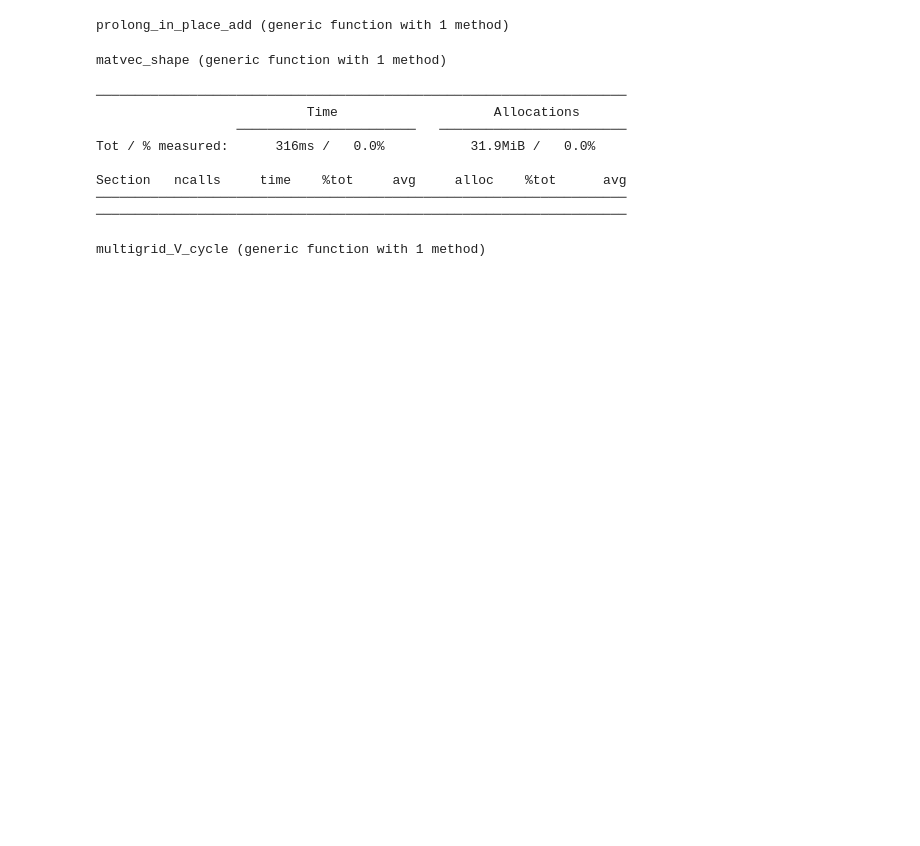
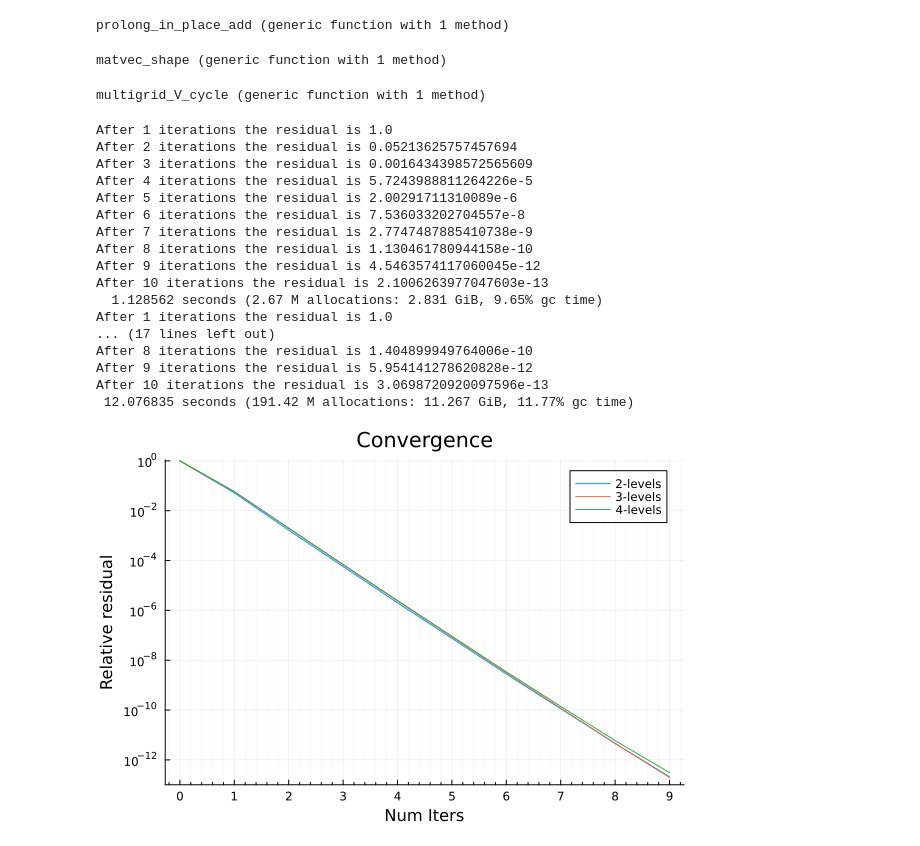
Before and after one commit to jabruniessner/multigrid, a Jupyter notebook: Data_Analysis/Multigrid_Julia.ipynb, the cells around one changed output. Cells and saved outputs as stored; diff of their text form; code cells hidden in the pictures; blank space fills up the shorter version.

Commit message:
Optimized the multigid algorithm further and started plotting the solutions.
Now the 5 level MG can now be performed in less than 1 minute with 14
julia threads

```diff
--- a/Data_Analysis/Multigrid_Julia.ipynb
+++ b/Data_Analysis/Multigrid_Julia.ipynb
@@ -177,17 +214,6 @@ function matvec_shape(x_flat, shape, x_grid; factor=2)
 end
 # %% [output]
 matvec_shape (generic function with 1 method)
-# %%
-to = TimerOutput()
-# %% [output]
-────────────────────────────────────────────────────────────────────
-                           Time                    Allocations
-                  ───────────────────────   ────────────────────────
-Tot / % measured:      316ms /   0.0%           31.9MiB /   0.0%
-
-Section   ncalls     time    %tot     avg     alloc    %tot      avg
-────────────────────────────────────────────────────────────────────
-────────────────────────────────────────────────────────────────────
 # %%
 
 function multigrid_V_cycle(base_length; num_iters=[1 , 1], num_smooth = 2, num_levels = nothing, level_num = nothing, rhs = nothing)
@@ -296,3 +323,44 @@ function multigrid_V_cycle(base_length; num_iters=[1 , 1], num_smooth = 2, num_l
 end
 # %% [output]
 multigrid_V_cycle (generic function with 1 method)
+# %%
+@time guess, residuals = multigrid_V_cycle(base_length; num_iters=[10, 1]);
+x=range(0, 9, 10)
+p=plot(x, residuals, yscale=:log10, label="2-levels", minorgrid=true,
+    xticks = 0:1:10,
+    yticks = [10.0^(-i) for i=0:2:14],
+    ylim=(1e-13, 1.1))
+
+@time guess, residuals =multigrid_V_cycle(base_length; num_iters=[10, 1, 1]);
+plot!(p, x, residuals, yscale=:log10, label="3-levels")
+
+@time guess, residuals =multigrid_V_cycle(base_length; num_iters=[10, 1, 1, 1]);
+plot!(p, x, residuals, yscale=:log10, label="4-levels")
+
+#@time guess, residuals =multigrid_V_cycle(base_length; num_iters=[10, 1, 1, 1, 1]);
+#plot!(p, x, residuals, yscale=:log10, label="5-levels")
+
+title!(p,"Convergence")
+xlabel!(p,"Num Iters")
+ylabel!(p,"Relative residual")
+savefig(p, "Resdiuals_plotted.pdf")
+p
+# %% [output]
+After 1 iterations the residual is 1.0
+After 2 iterations the residual is 0.05213625757457694
+After 3 iterations the residual is 0.0016434398572565609
+After 4 iterations the residual is 5.7243988811264226e-5
+After 5 iterations the residual is 2.00291711310089e-6
+After 6 iterations the residual is 7.536033202704557e-8
+After 7 iterations the residual is 2.7747487885410738e-9
+After 8 iterations the residual is 1.130461780944158e-10
+After 9 iterations the residual is 4.5463574117060045e-12
+After 10 iterations the residual is 2.1006263977047603e-13
+  1.128562 seconds (2.67 M allocations: 2.831 GiB, 9.65% gc time)
+After 1 iterations the residual is 1.0
+... (17 lines left out)
+After 8 iterations the residual is 1.404899949764006e-10
+After 9 iterations the residual is 5.954141278620828e-12
+After 10 iterations the residual is 3.0698720920097596e-13
+ 12.076835 seconds (191.42 M allocations: 11.267 GiB, 11.77% gc time)
+[figure, added]
```
Also changed, not shown: parts of 19 cells of this notebook.
